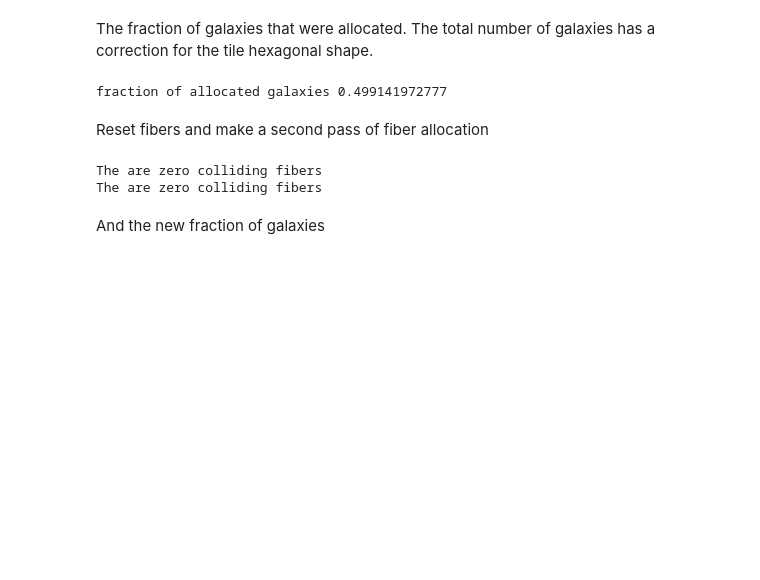
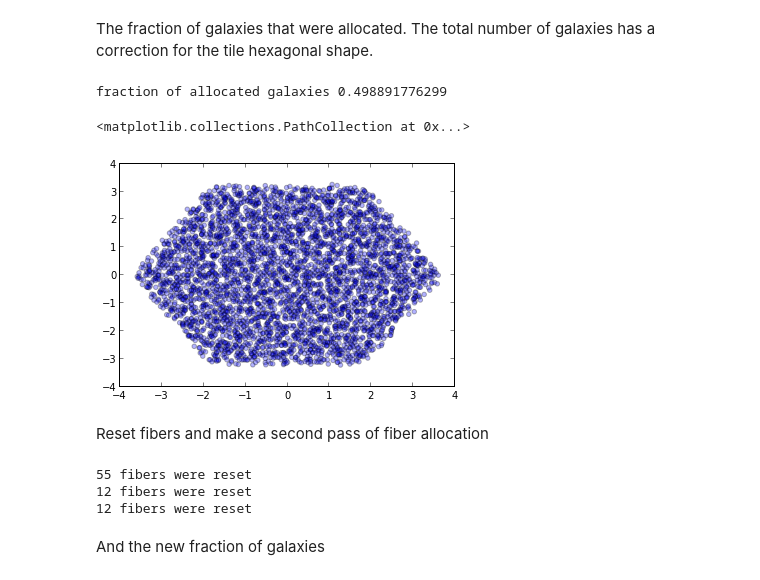
Before and after one commit to forero/FiberAllocation, a Jupyter notebook: source/fiber_allocation.ipynb, the cells around one changed output. Cells and saved outputs as stored; diff of their text form; code cells hidden in the pictures; blank space fills up the shorter version.

```diff
--- a/source/fiber_allocation.ipynb
+++ b/source/fiber_allocation.ipynb
@@ -333,18 +381,22 @@ The fraction of galaxies that were allocated. The total number of galaxies has a
 # %%
 allocated_gals = where(gals.tile_visit_ID!=-1)
 n_allocated = size(allocated_gals)
 n_total_gals = (1.0*gals.Ngalaxies * 3.0 * sqrt(3.0)/2.0/pi)
 print 'fraction of allocated galaxies', n_allocated/n_total_gals
+scatter(fibers.x, fibers.y, alpha=0.3)
 # %% [output]
-fraction of allocated galaxies 0.499141972777
+fraction of allocated galaxies 0.498891776299
+<matplotlib.collections.PathCollection at 0x...>
+[figure, added]
 # %% [markdown]
 Reset fibers and make a second pass of fiber allocation
 # %%
-fibers.allocated_galaxy_ID[:] = -1
-make_fiber_allocation(fibers, gals, tile_visit_ID=2, rank_criterion="fibers_per_target")
+fibers = FiberSet(Ndiameter=73, fiber_pitch=0.1, fiber_size=0.010)
+make_fiber_allocation(fibers, gals, tile_visit_ID=2, rank_criterion=method)
 # %% [output]
-The are zero colliding fibers
-The are zero colliding fibers
+55 fibers were reset
+12 fibers were reset
+12 fibers were reset
 # %% [markdown]
 And the new fraction of galaxies
 # %%
```
Also changed, not shown: parts of 17 cells of this notebook.
